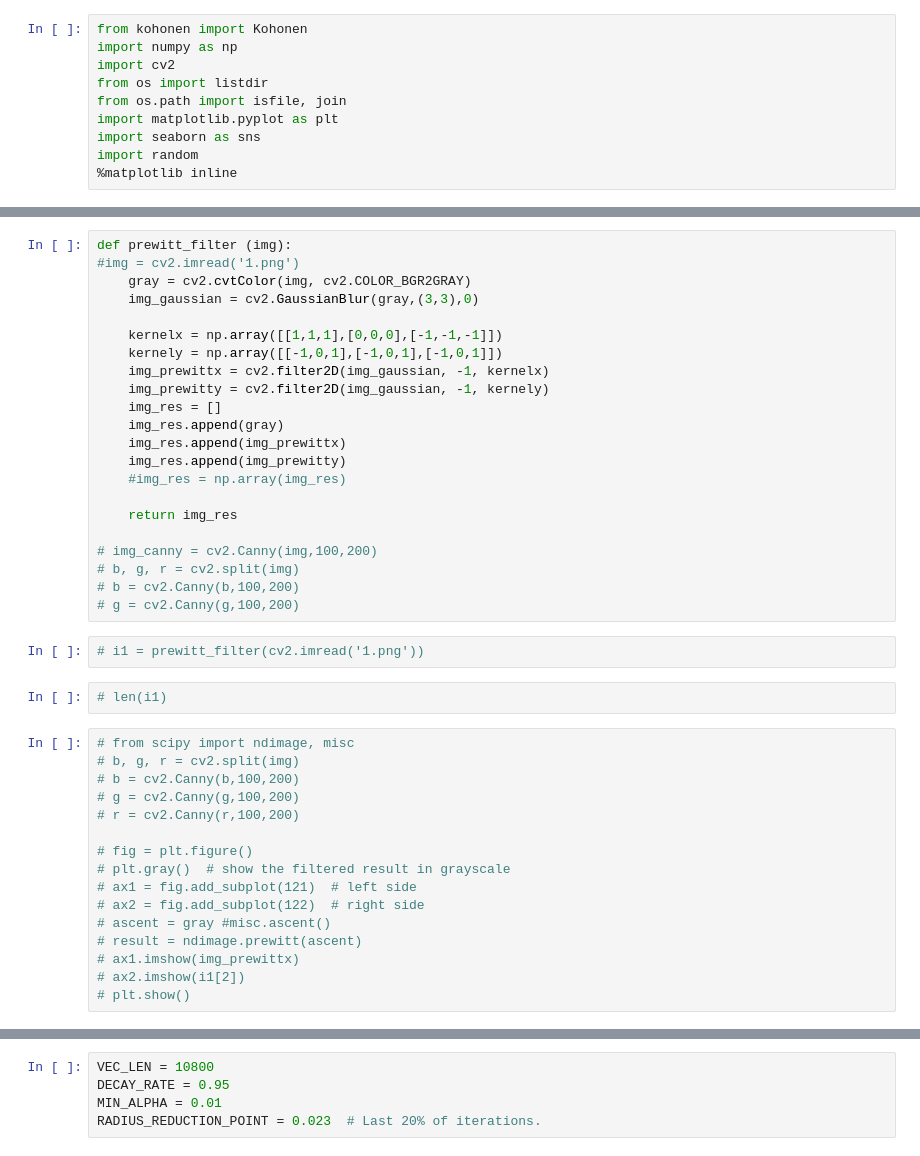
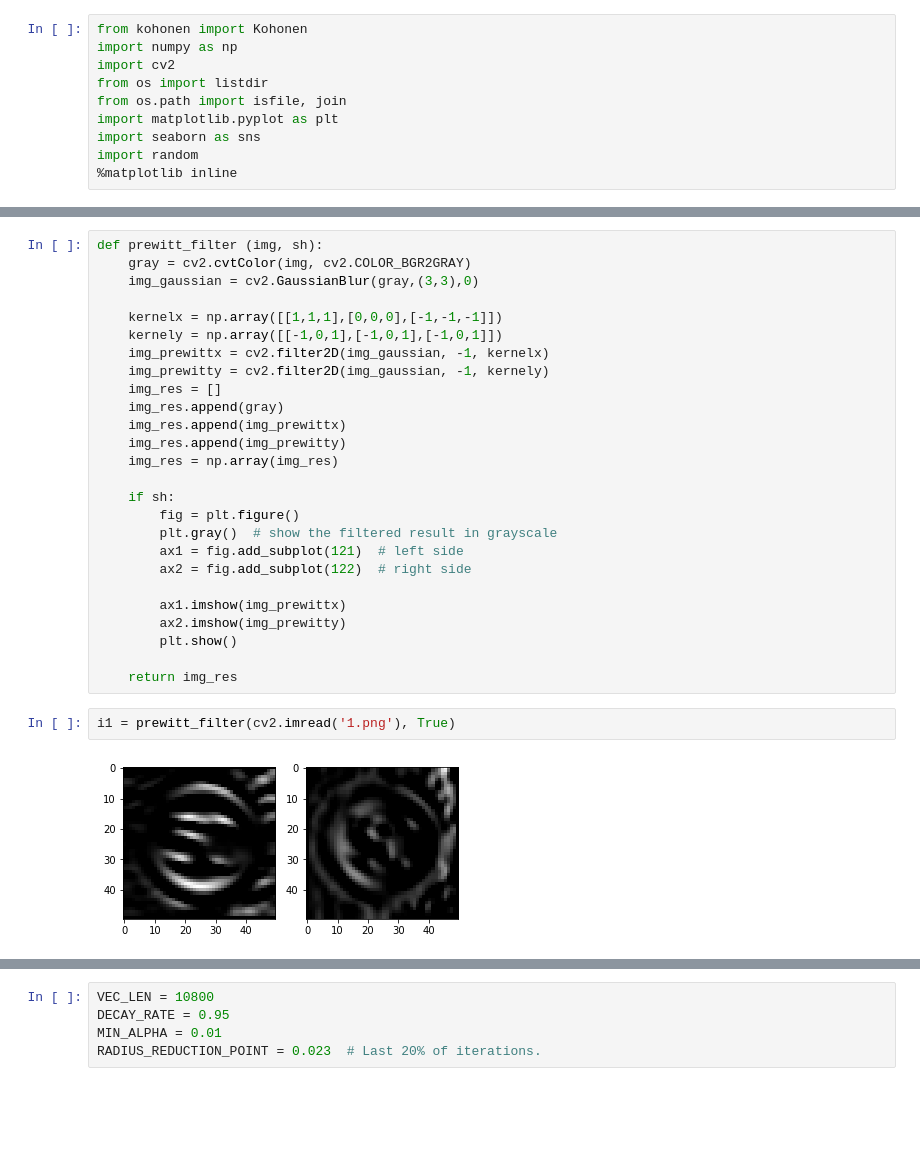
Before and after one commit to annvix/SOM-CNN, a Jupyter notebook: Color.ipynb, the cells around one changed output, grey strips where cells are left out. Cells and saved outputs as stored; diff of their text form; blank space fills up the shorter version.

```diff
--- a/Color.ipynb
+++ b/Color.ipynb
@@ -14,8 +14,7 @@ IPython.OutputArea.auto_scroll_threshold = 9999;
 # %% [output]
 [interactive output not drawn]
 # %%
-def prewitt_filter (img):
-#img = cv2.imread('1.png')
+def prewitt_filter (img, sh):
     gray = cv2.cvtColor(img, cv2.COLOR_BGR2GRAY)
     img_gaussian = cv2.GaussianBlur(gray,(3,3),0)
 
@@ -27,31 +26,20 @@ def prewitt_filter (img):
     img_res.append(gray)
     img_res.append(img_prewittx)
     img_res.append(img_prewitty)
-    #img_res = np.array(img_res)
+    img_res = np.array(img_res)
+
+    if sh:
+        fig = plt.figure()
+        plt.gray()  # show the filtered result in grayscale
+        ax1 = fig.add_subplot(121)  # left side
+        ax2 = fig.add_subplot(122)  # right side
+
+        ax1.imshow(img_prewittx)
+        ax2.imshow(img_prewitty)
+        plt.show()
 
     return img_res
-
-# img_canny = cv2.Canny(img,100,200)
-# b, g, r = cv2.split(img)
-# b = cv2.Canny(b,100,200)
-# g = cv2.Canny(g,100,200)
 # %%
-# i1 = prewitt_filter(cv2.imread('1.png'))
+i1 = prewitt_filter(cv2.imread('1.png'), True)
+# %% [output]
+[figure, added]
-# %%
-# len(i1)
-# %%
-# from scipy import ndimage, misc
-# b, g, r = cv2.split(img)
-# b = cv2.Canny(b,100,200)
-# g = cv2.Canny(g,100,200)
-# r = cv2.Canny(r,100,200)
-
-# fig = plt.figure()
-# plt.gray()  # show the filtered result in grayscale
-# ax1 = fig.add_subplot(121)  # left side
-# ax2 = fig.add_subplot(122)  # right side
-# ascent = gray #misc.ascent()
-# result = ndimage.prewitt(ascent)
-# ax1.imshow(img_prewittx)
-# ax2.imshow(i1[2])
-# plt.show()
```
Also changed, not shown: parts of 5 cells of this notebook.
